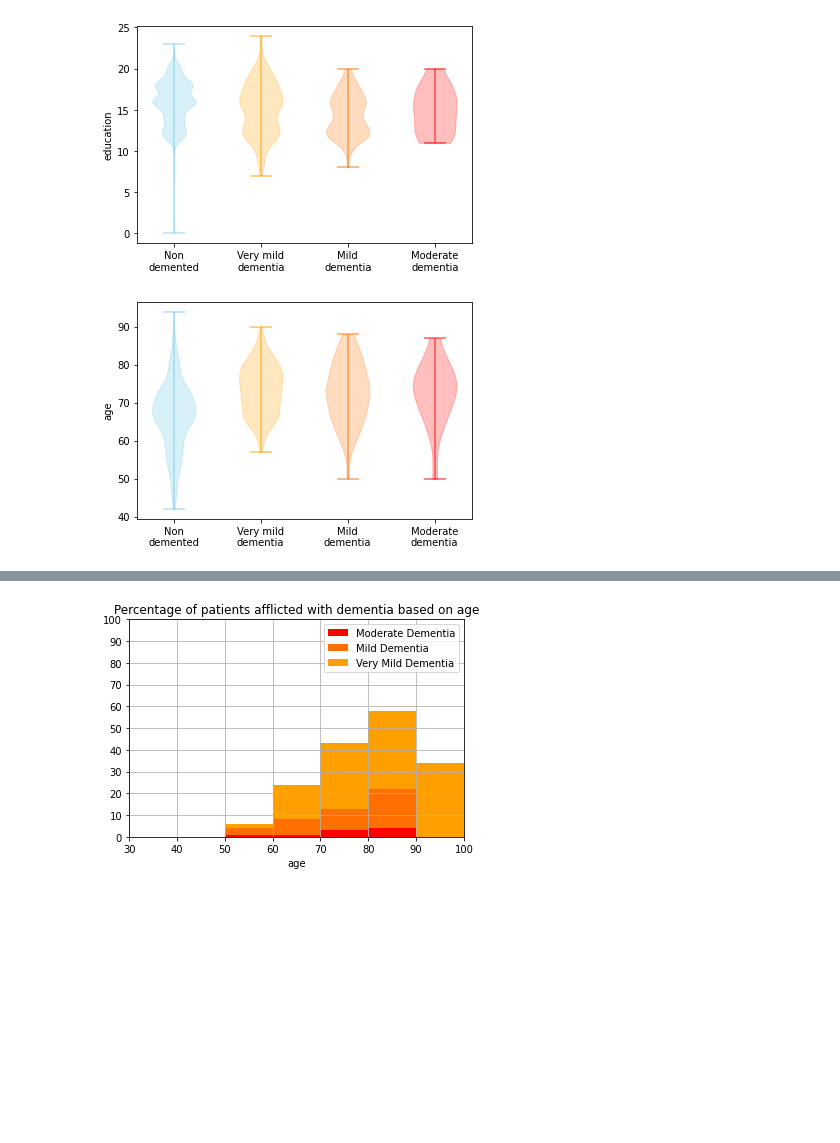
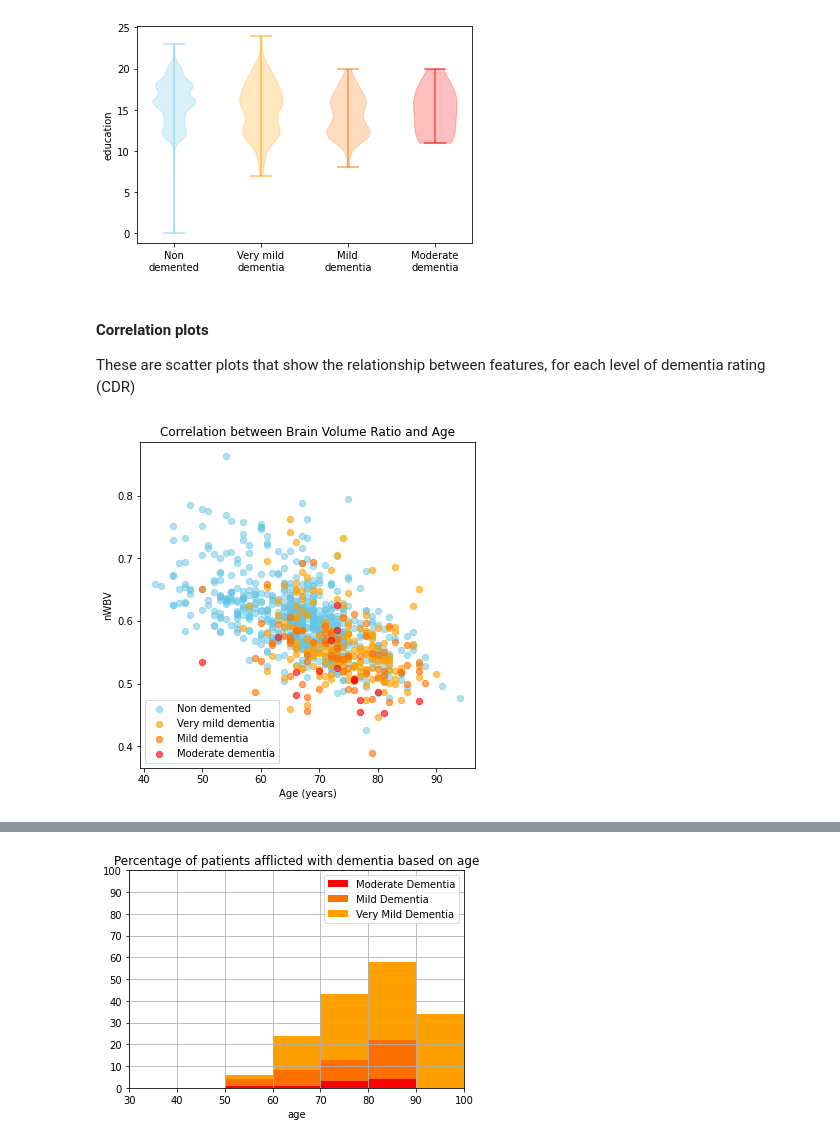
Before and after one commit to xCocco0/alzheimer-recognition, a Jupyter notebook: alzheimer.ipynb, the cells around one changed output, grey strips where cells are left out. Cells and saved outputs as stored; diff of their text form; code cells hidden in the pictures; blank space fills up the shorter version.

```diff
--- a/alzheimer.ipynb
+++ b/alzheimer.ipynb
@@ -71,25 +150,27 @@ ax.set_ylabel('education')
 plt.show()
 # %% [output]
 [figure]
-# %%
-fig, ax = plt.subplots()
-
-index = 0
-for i in [0,0.5,1,2]:
-  parts = ax.violinplot([
-               df[df.cdr == i]['age'].to_numpy(dtype = float),
-              ], [index+1])
-
-  parts['bodies'][0].set_color(index2color[index])
-  parts['cbars'].set_color(index2color[index])
-  parts['cmins'].set_color(index2color[index])
-  parts['cmaxes'].set_color(index2color[index])
-  parts['bodies'][0].set_alpha(0.25)
-  index += 1
-
-ax.set_xticks([1,2,3,4])
-ax.set_xticklabels(['Non\ndemented', 'Very mild\ndementia', 'Mild\ndementia', 'Moderate\ndementia'])
-ax.set_ylabel('age')
-plt.show()
-# %% [output]
-[figure, removed]
+# %% [markdown]
+#### Correlation plots
+These are scatter plots that show the relationship between features, for each level of dementia rating (CDR)
+# %%
+def corr_plot(x,y,title=None,labelx=None,labely=None,dotsize=40):
+  if title == None: title = f"Correlation between {x}, {y}"
+  if labelx == None: labelx = x
+  if labely == None: labely = y;
+  fig, ax = plt.subplots(figsize=(6, 6))
+  for i in range(0,4):
+    ax.scatter(df[df.cdr == index2cdr[i]][x],
+              df[df.cdr == index2cdr[i]][y],
+              c = index2color[i],
+              label = index2label[i], s = dotsize)
+  ax.legend()
+  ax.set_title(title)
+  plt.xlabel(labelx)
+  plt.ylabel(labely)
+  plt.show()
+
+corr_plot('age','nWBV',
+          "Correlation between Brain Volume Ratio and Age",'Age (years)','nWBV')
+# %% [output]
+[figure, added]
```
Also changed, not shown: parts of 36 cells of this notebook.
